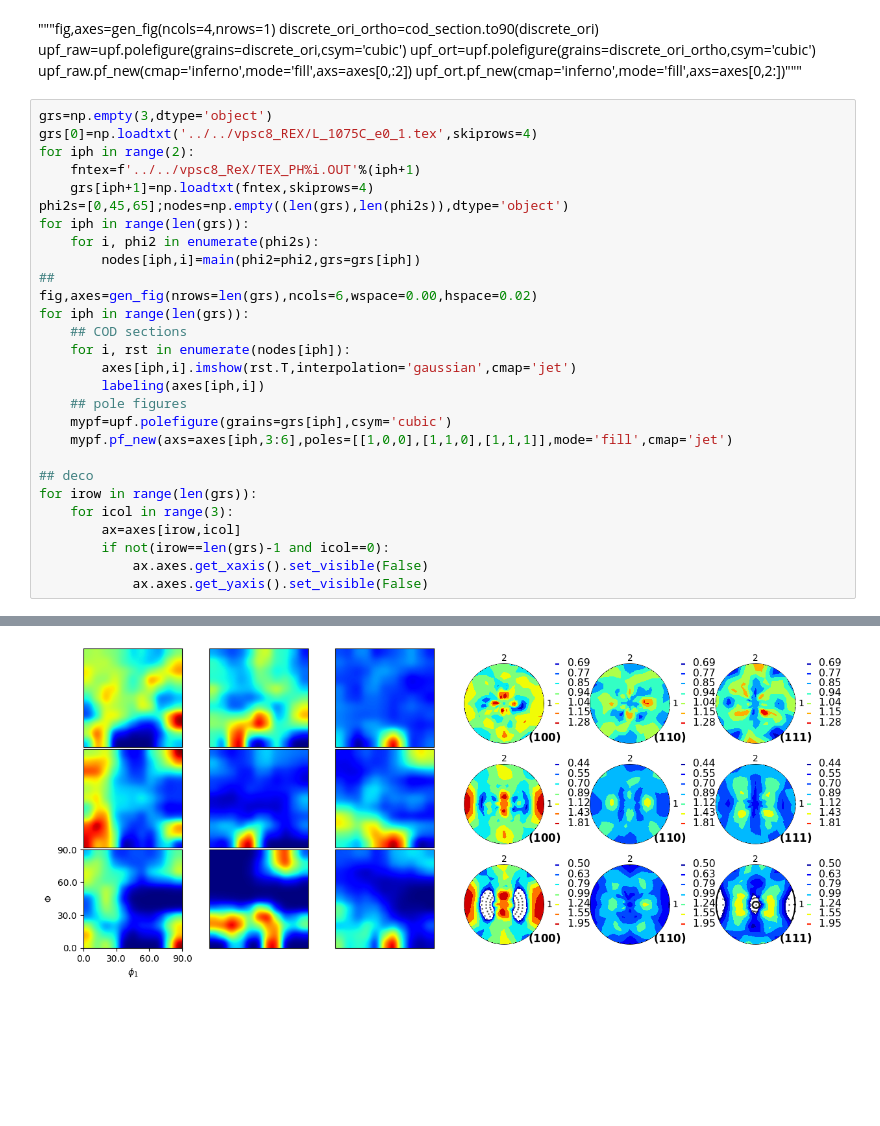
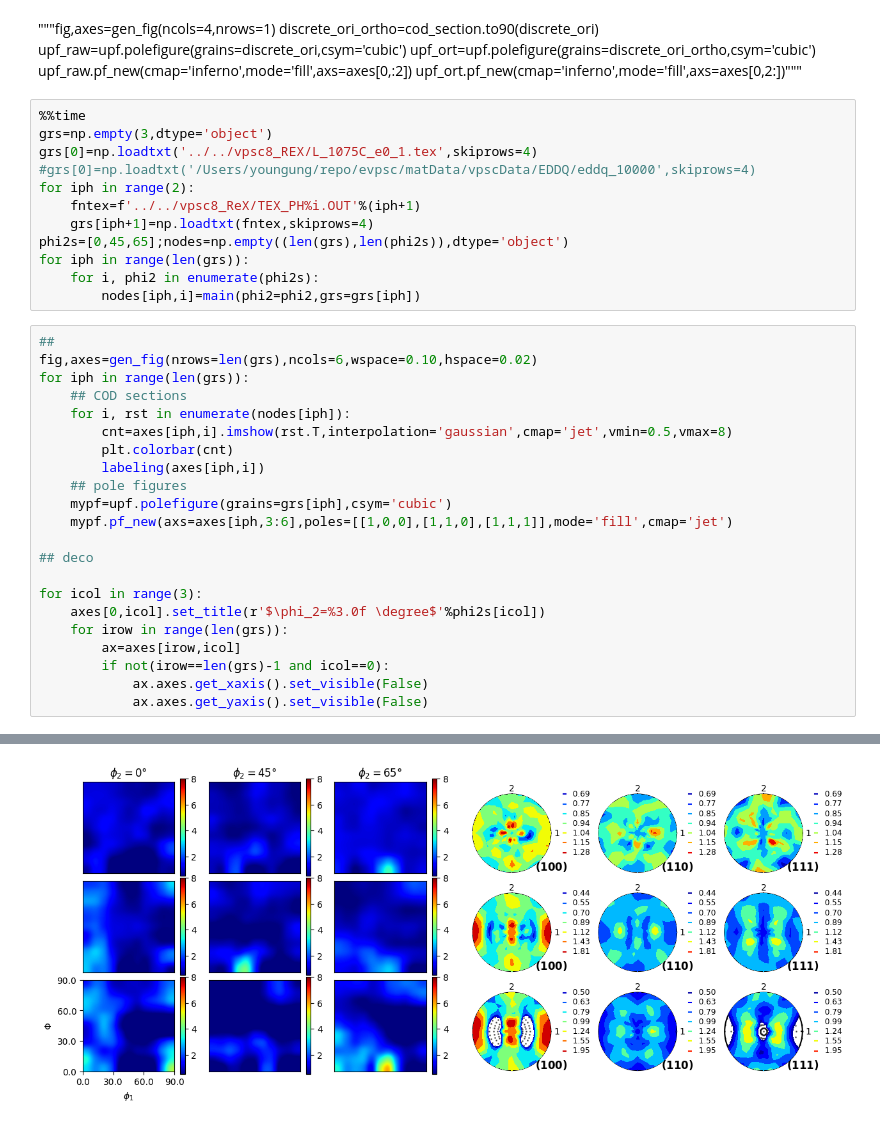
Before and after one commit to youngung/texture3, a Jupyter notebook: ipynb/COD_Section.ipynb, the cells around one changed output, grey strips where cells are left out. Saved outputs shown, nothing was run; the diff lists cells and outputs as text; blank space fills up the shorter version.

Commit message:
updates in ipynb and fortran code for schmid factor plots

```diff
--- a/ipynb/COD_Section.ipynb
+++ b/ipynb/COD_Section.ipynb
@@ -1200,30 +1200,36 @@ upf_raw=upf.polefigure(grains=discrete_ori,csym='cubic')
 upf_ort=upf.polefigure(grains=discrete_ori_ortho,csym='cubic')
 upf_raw.pf_new(cmap='inferno',mode='fill',axs=axes[0,:2])
 upf_ort.pf_new(cmap='inferno',mode='fill',axs=axes[0,2:])"""
+# %%
+%%time
+grs=np.empty(3,dtype='object')
+grs[0]=np.loadtxt('../../vpsc8_REX/L_1075C_e0_1.tex',skiprows=4)
+#grs[0]=np.loadtxt('/Users/youngung/repo/evpsc/matData/vpscData/EDDQ/eddq_10000',skiprows=4)
+for iph in range(2):
+    fntex=f'../../vpsc8_ReX/TEX_PH%i.OUT'%(iph+1)
+    grs[iph+1]=np.loadtxt(fntex,skiprows=4)
+phi2s=[0,45,65];nodes=np.empty((len(grs),len(phi2s)),dtype='object')
+for iph in range(len(grs)):
+    for i, phi2 in enumerate(phi2s):
+        nodes[iph,i]=main(phi2=phi2,grs=grs[iph])
 # %%
-grs=np.empty(3,dtype='object')
-grs[0]=np.loadtxt('../../vpsc8_REX/L_1075C_e0_1.tex',skiprows=4)
-for iph in range(2):
-    fntex=f'../../vpsc8_ReX/TEX_PH%i.OUT'%(iph+1)
-    grs[iph+1]=np.loadtxt(fntex,skiprows=4)
-phi2s=[0,45,65];nodes=np.empty((len(grs),len(phi2s)),dtype='object')
-for iph in range(len(grs)):
-    for i, phi2 in enumerate(phi2s):
-        nodes[iph,i]=main(phi2=phi2,grs=grs[iph])
 ##
-fig,axes=gen_fig(nrows=len(grs),ncols=6,wspace=0.00,hspace=0.02)
+fig,axes=gen_fig(nrows=len(grs),ncols=6,wspace=0.10,hspace=0.02)
 for iph in range(len(grs)):
     ## COD sections
     for i, rst in enumerate(nodes[iph]):
-        axes[iph,i].imshow(rst.T,interpolation='gaussian',cmap='jet')
+        cnt=axes[iph,i].imshow(rst.T,interpolation='gaussian',cmap='jet',vmin=0.5,vmax=8)
+        plt.colorbar(cnt)
         labeling(axes[iph,i])
     ## pole figures
     mypf=upf.polefigure(grains=grs[iph],csym='cubic')
     mypf.pf_new(axs=axes[iph,3:6],poles=[[1,0,0],[1,1,0],[1,1,1]],mode='fill',cmap='jet')
 
 ## deco
-for irow in range(len(grs)):
-    for icol in range(3):
+
+for icol in range(3):
+    axes[0,icol].set_title(r'$\phi_2=%3.0f \degree$'%phi2s[icol])
+    for irow in range(len(grs)):
         ax=axes[irow,icol]
         if not(irow==len(grs)-1 and icol==0):
             ax.axes.get_xaxis().set_visible(False)
@@ -1233 +1239 @@ Elapsed time for calling cells_pf:         550 [ ms]
-[figure, old version]
+[figure, new version]
```
Also changed, not shown: parts of 1 cell of this notebook, 2 other files.
